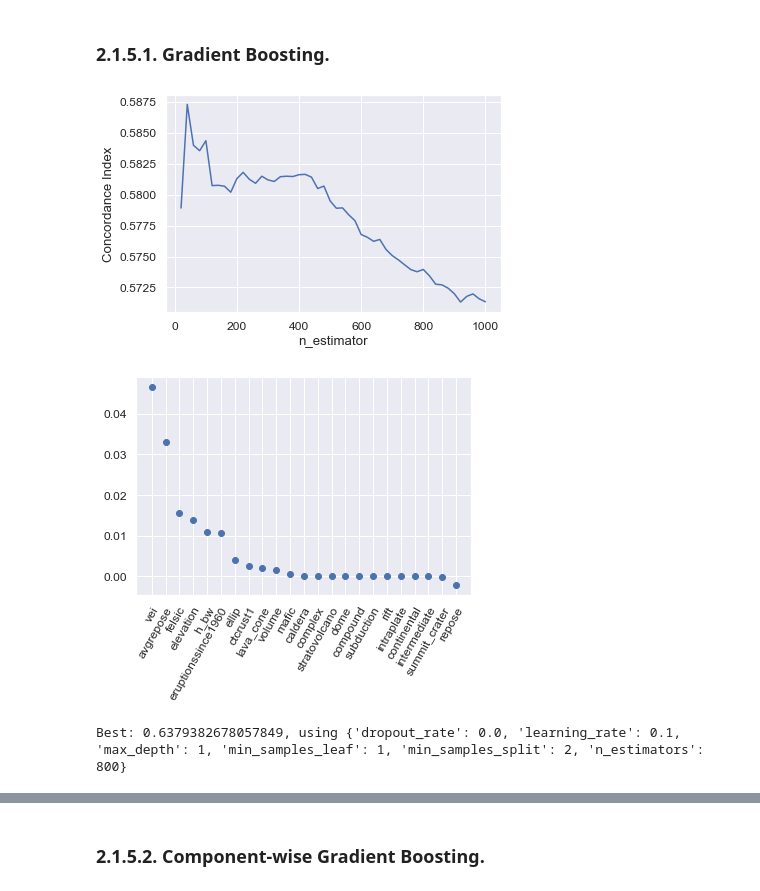
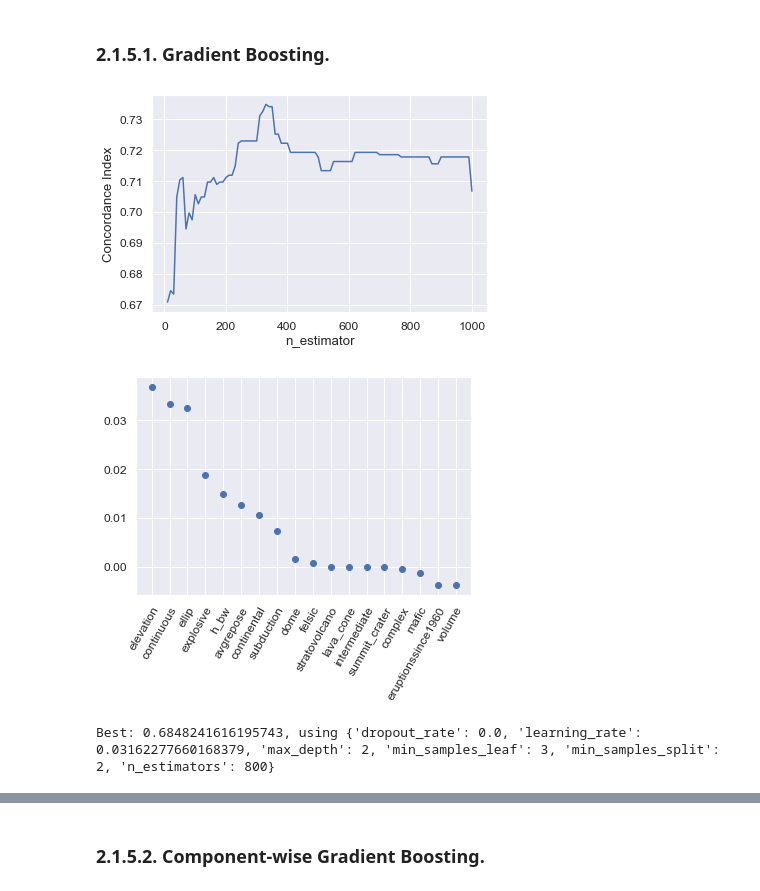
Before and after one commit to DJRgeoscience/eruption_duration, a Jupyter notebook: Event_Survival_Analysis.ipynb, the cells around one changed output, grey strips where cells are left out. Saved outputs shown, nothing was run; the diff lists cells and outputs as text; code cells hidden in the pictures.

```diff
--- a/Event_Survival_Analysis.ipynb
+++ b/Event_Survival_Analysis.ipynb
@@ -75,14 +78,9 @@ import matplotlib as mpl
 # Feature selection
 #/////////////////////////////////////////////////////////////////////////////////////////////////////////////////////////
 
-# Drop additional correlated features
-DF = df.copy()
-remove = [ 'rift', 'intraplate' ]
-DF.drop( columns=remove, inplace=True )
-
 # Fit data
 cph = CPHF()
-cph.fit(DF, 'duration',event_col='end')
+cph.fit(df, 'duration',event_col='end')
 
 # Print summary of results
 cph.print_summary()
@@ -146,8 +144,9 @@ plt.show()
 # Prepare data
 #/////////////////////////////////////////////////////////////////////////////////////////////////////////////////////////
 
-# Remove features with high p values (>=0.05)
-remove = [ 'repose', 'stratovolcano', 'caldera', 'dome', 'complex', 'compound', 'subduction', 'continental', 'ctcrust1', 'volume', 'eruptionssince1960', 'avgrepose', 'mafic', 'intermediate', 'summit_crater' ]
+# Remove features with high p values (>=0.03)
+remove = [ 'lava_cone', 'subduction', 'volume', 'eruptionssince1960', 'avgrepose', 'mafic', 'intermediate', 'felsic', 'summit_crater' ]
+DF = df.copy()
 DF.drop( columns=remove, inplace=True )
 
 # Prepare data for cross validation
@@ -981,7 +974,7 @@ plt.show()
 #/////////////////////////////////////////////////////////////////////////////////////////////////////////////////////////
 
 # Remove features
-remove = [ 'intraplate', 'repose' ]
+remove = [ 'complex', 'felsic', 'eruptionssince1960', 'stratovolcano', 'volume' ]
 DF.drop( columns=remove, inplace=True )
 
 # Prepare data
@@ -1147,7 +1140,7 @@ model = GradientBoostingSurvivalAnalysis(
                                             learning_rate=0.1, max_depth=1, random_state=0
                                         )
 
-for n_estimators in range(20, 1020, 20):
+for n_estimators in range(10, 1010, 10):
     model.set_params(n_estimators=n_estimators)
     model.fit(X_train, y_train)
     scores_cph_tree[n_estimators] = model.score(X_test, y_test)
@@ -1158,10 +1151,10 @@ plt.xlabel('n_estimator')
 plt.ylabel('Concordance Index')
 plt.show()
 # %% [output]
-[figure, old version]
+[figure, new version]
 # %%
 #/////////////////////////////////////////////////////////////////////////////////////////////////////////////////////////
-# Feature selection
+#%% Feature selection
 #/////////////////////////////////////////////////////////////////////////////////////////////////////////////////////////
 
 # Initialize random number generator
@@ -1183,7 +1176,7 @@ for train_index, test_index in kf.split(y):
 
     # This is the gradient boosting model
     model = GradientBoostingSurvivalAnalysis(
-                                                learning_rate=0.1, max_depth=1, random_state=1, n_estimators=400
+                                                learning_rate=0.1, max_depth=1, random_state=1, n_estimators=800
                                             )
     model.fit(X_train, y_train)
 
@@ -1195,40 +1188,40 @@ for train_index, test_index in kf.split(y):
     result = [ [x[0], x[1], x[2]] for x in zip(perm.feature_importances_, perm.feature_importances_std_, feature_names) ]
     result.sort(key=lambda x: x[0], reverse=True)
     results.append(result)
 
 # Organize results
 perm = [[],[],[]]
 labels = []
 avg = []
 for feature in feature_names:
     perm[0].append( feature )
     perm[1].append( [] )
     perm[2].append( [] )
     for result in results:
         rT = list(map(list, zip(*result)))
         perm[1][-1].append( rT[0][ rT[2].index(feature) ] )
         perm[2][-1].append( rT[1][ rT[2].index(feature) ] )
 perm[1] = [ np.mean(x) for x in perm[1] ]
 for i in range(len(perm[1])):
     m = max( perm[1] )
     avg.append( m )
     labels.append( perm[0][ perm[1].index(m) ] )
     perm[0].pop( perm[1].index(m) )
     perm[1].pop( perm[1].index(m) )
 
 # Plot results
 plt.scatter( range( len( avg ) ), avg, zorder=10 )
 plt.xticks( range(len( avg ) ), labels, rotation = 60, ha='right', rotation_mode="anchor" )
 plt.axhline( 0, color='k', linestyle='--', lw=0.8, zorder=0 )
 plt.show()
 # %% [output]
-[figure, old version]
+[figure, new version]
 # %%
 #/////////////////////////////////////////////////////////////////////////////////////////////////////////////////////////
 # Remove features that negatively affect the model
 #/////////////////////////////////////////////////////////////////////////////////////////////////////////////////////////
 
-remove = [ 'repose' ]
+remove = [ 'complex', 'mafic', 'eruptionssince1960', 'volume' ]
 DF.drop( columns=remove, inplace=True )
 Xt = DF.copy()
 Xt.drop( columns=['duration','end'], inplace=True )
@@ -1244,7 +1237,7 @@ seed = 1
 
 # Make a small grid
 learning_rate = np.logspace(-2,-1,5)
-n_estimators  = np.arange(200,1000,200)
+n_estimators  = np.arange(200,1400,300)
 max_depth  = np.arange(1,3)
 min_samples_split = np.arange(2,4)
 min_samples_leaf  = np.arange(1,4)
@@ -1267,7 +1260,7 @@ best = grid_results.best_params_
 
 print( 'Best: {0}, using {1}'.format(grid_results.best_score_, best) )
 # %% [output]
-Best: 0.6379382678057849, using {'dropout_rate': 0.0, 'learning_rate': 0.1, 'max_depth': 1, 'min_samples_leaf': 1, 'min_samples_split': 2, 'n_estimators': 800}
+Best: 0.6848241616195743, using {'dropout_rate': 0.0, 'learning_rate': 0.03162277660168379, 'max_depth': 2, 'min_samples_leaf': 3, 'min_samples_split': 2, 'n_estimators': 800}
 # %%
 #/////////////////////////////////////////////////////////////////////////////////////////////////////////////////////////
 # Cross validation, concordance index and brier score
```
Also changed, not shown: parts of 47 cells of this notebook, 24 other files.
